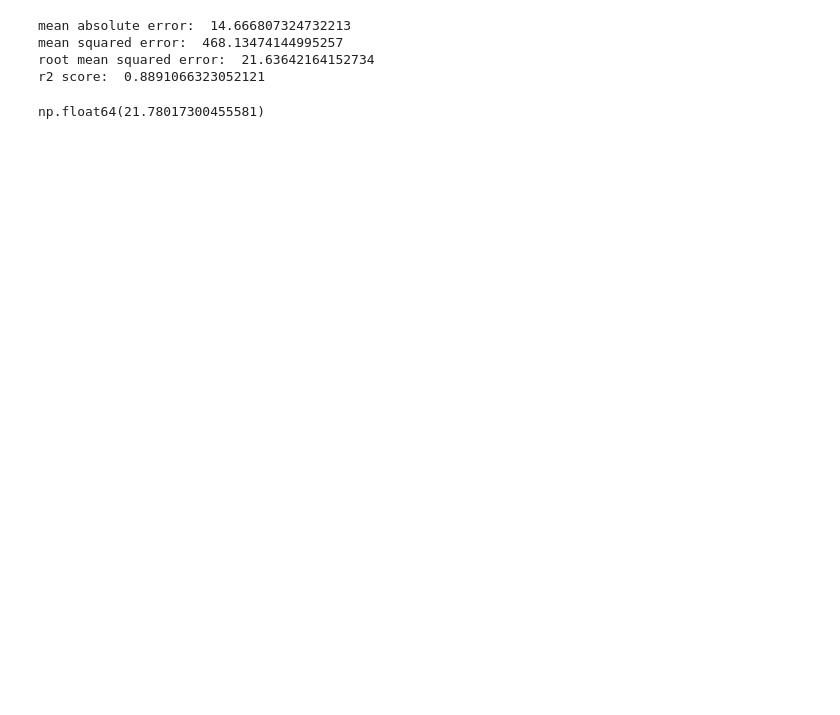
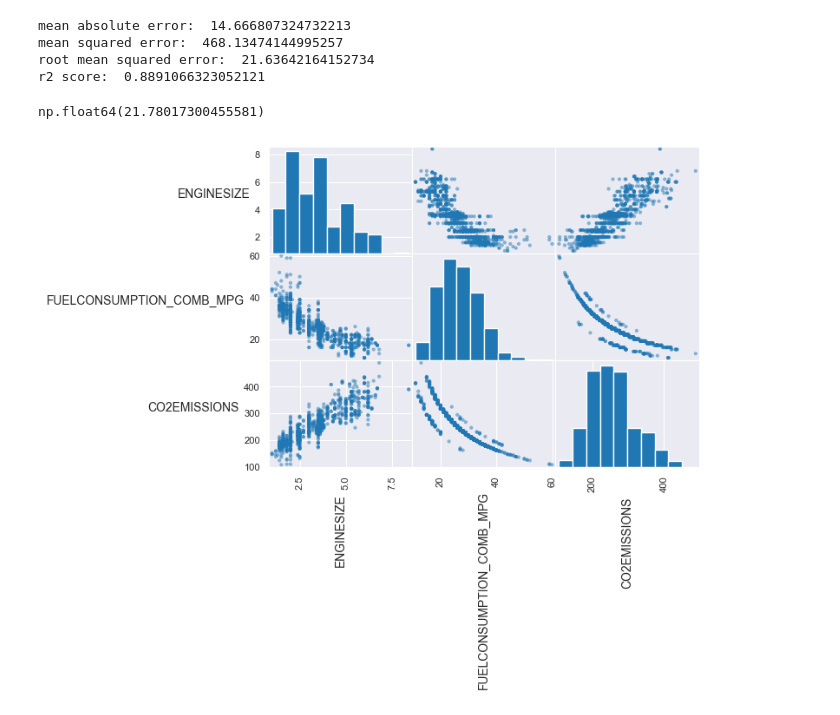
Before and after one commit to Daniel-Lawless/LinearRegression, a Jupyter notebook: Engine_size.ipynb, the cells around one changed output. Cells and saved outputs as stored; diff of their text form; code cells hidden in the pictures; blank space fills up the shorter version.

```diff
--- a/Engine_size.ipynb
+++ b/Engine_size.ipynb
@@ -58,3 +58,8 @@ RMSE = np.sqrt(average_error)
 RMSE
 # %% [output]
 np.float64(30.060610980433744)
+# %%
+df_updated = df.drop(columns=['MODELYEAR', 'VEHICLECLASS', 'MODEL', 'MAKE', 'TRANSMISSION', 'FUELTYPE'])
+df_updated.corr()
+df_updated = df_updated.drop(columns=['CYLINDERS', 'FUELCONSUMPTION_CITY', 'FUELCONSUMPTION_COMB', 'FUELCONSUMPTION_HWY'])
+df_updated
@@ -86,3 +104,13 @@ mean squared error:  468.13474144995257
 root mean squared error:  21.63642164152734
 r2 score:  0.8891066323052121
 np.float64(21.78017300455581)
+# %%
+axes = pd.plotting.scatter_matrix(df_updated)
+for ax in axes.flatten():
+    ax.xaxis.label.set_rotation(90)
+    ax.yaxis.label.set_rotation(0)
+    ax.yaxis.label.set_ha('right')
+
+plt.show()
+# %% [output]
+[figure, added]
```
Also changed, not shown: parts of 2 cells of this notebook, 2 other files.
